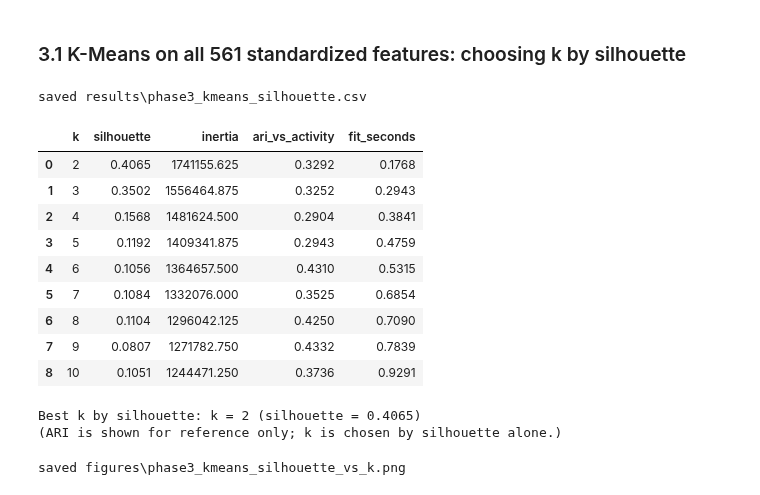
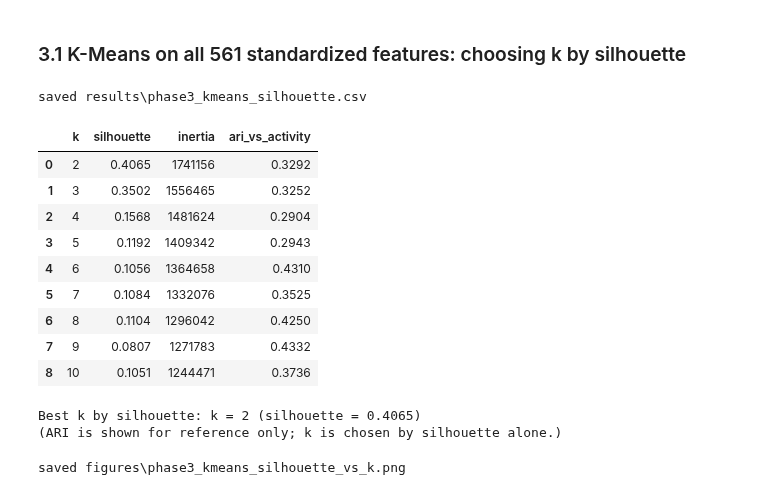
Before and after one commit to LUCIFER5671/har-feature-reduction, a Jupyter notebook: har_feature_reduction.ipynb, the cells around one changed output. Cells and saved outputs as stored; diff of their text form; code cells hidden in the pictures.

```diff
--- a/har_feature_reduction.ipynb
+++ b/har_feature_reduction.ipynb
@@ -118,6 +118,15 @@ def save_table(df, name, index=True):
     print(f"saved {path.relative_to(PROJECT_DIR)}")
 
 
+TIMINGS = []
+
+def record_timing(phase, step, seconds):
+    """Log a wall-clock timing to results/timings.csv. Timings vary run to run, so they live in this one
+    file instead of the per-phase result tables (which then stay identical across re-runs)."""
+    TIMINGS.append({"phase": phase, "step": step, "seconds": round(seconds, 3)})
+    pd.DataFrame(TIMINGS).to_csv(RES_DIR / "timings.csv", index=False)
+
+
 # ---------- Shared helpers: splitting ----------
 
 def subject_split(X, y, subject, dev_size=0.2):
@@ -535,33 +543,34 @@ def plot_clusters_pc12(clusters, title, name, noise_label=-1):
 # %%
 K_RANGE = range(2, 11)
 kmeans_labels, rows = {}, []
 for k in K_RANGE:
     t0 = time.perf_counter()
     km = KMeans(n_clusters=k, n_init=10, random_state=RANDOM_STATE).fit(X_tr)
-    fit_s = time.perf_counter() - t0
+    record_timing("phase3", f"kmeans_k{k}", time.perf_counter() - t0)
     kmeans_labels[k] = km.labels_
     rows.append({"k": k, "silhouette": silhouette_score(X_tr, km.labels_, **SIL_KW),
-                 "inertia": km.inertia_, "ari_vs_activity": adjusted_rand_score(y_tr_arr, km.labels_),
-                 "fit_seconds": fit_s})
+                 # float32 inertia wobbles in the 7th significant digit between runs; round it away
+                 "inertia": round(float(km.inertia_)),
+                 "ari_vs_activity": adjusted_rand_score(y_tr_arr, km.labels_)})
 kmeans_sweep = pd.DataFrame(rows)
 k_best = int(kmeans_sweep.loc[kmeans_sweep["silhouette"].idxmax(), "k"])
 
 save_table(kmeans_sweep, "phase3_kmeans_silhouette", index=False)
 display(kmeans_sweep.round(4))
 print(f"Best k by silhouette: k = {k_best} (silhouette = {kmeans_sweep['silhouette'].max():.4f})")
 print("(ARI is shown for reference only; k is chosen by silhouette alone.)")
 # %% [output]
 saved results\phase3_kmeans_silhouette.csv
-|  | k | silhouette | inertia | ari_vs_activity | fit_seconds |
-| 0 | 2 | 0.4065 | 1741155.625 | 0.3292 | 0.1768 |
-| 1 | 3 | 0.3502 | 1556464.875 | 0.3252 | 0.2943 |
-| 2 | 4 | 0.1568 | 1481624.500 | 0.2904 | 0.3841 |
-| 3 | 5 | 0.1192 | 1409341.875 | 0.2943 | 0.4759 |
-| 4 | 6 | 0.1056 | 1364657.500 | 0.4310 | 0.5315 |
-| 5 | 7 | 0.1084 | 1332076.000 | 0.3525 | 0.6854 |
-| 6 | 8 | 0.1104 | 1296042.125 | 0.4250 | 0.7090 |
-| 7 | 9 | 0.0807 | 1271782.750 | 0.4332 | 0.7839 |
-| 8 | 10 | 0.1051 | 1244471.250 | 0.3736 | 0.9291 |
+|  | k | silhouette | inertia | ari_vs_activity |
+| 0 | 2 | 0.4065 | 1741156 | 0.3292 |
+| 1 | 3 | 0.3502 | 1556465 | 0.3252 |
+| 2 | 4 | 0.1568 | 1481624 | 0.2904 |
+| 3 | 5 | 0.1192 | 1409342 | 0.2943 |
+| 4 | 6 | 0.1056 | 1364658 | 0.4310 |
+| 5 | 7 | 0.1084 | 1332076 | 0.3525 |
+| 6 | 8 | 0.1104 | 1296042 | 0.4250 |
+| 7 | 9 | 0.0807 | 1271783 | 0.4332 |
+| 8 | 10 | 0.1051 | 1244471 | 0.3736 |
 Best k by silhouette: k = 2 (silhouette = 0.4065)
 (ARI is shown for reference only; k is chosen by silhouette alone.)
 # %%
```
Also changed, not shown: parts of 6 cells of this notebook, 4 other files.
